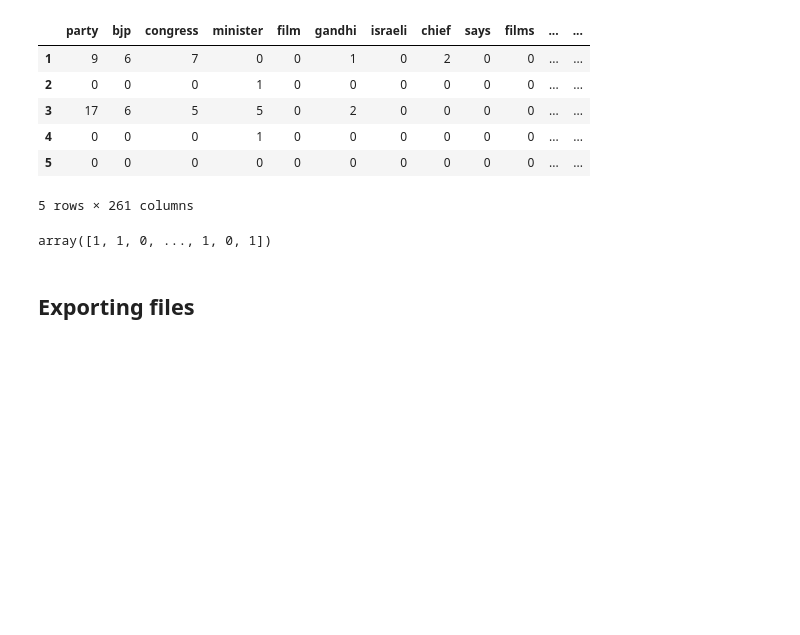
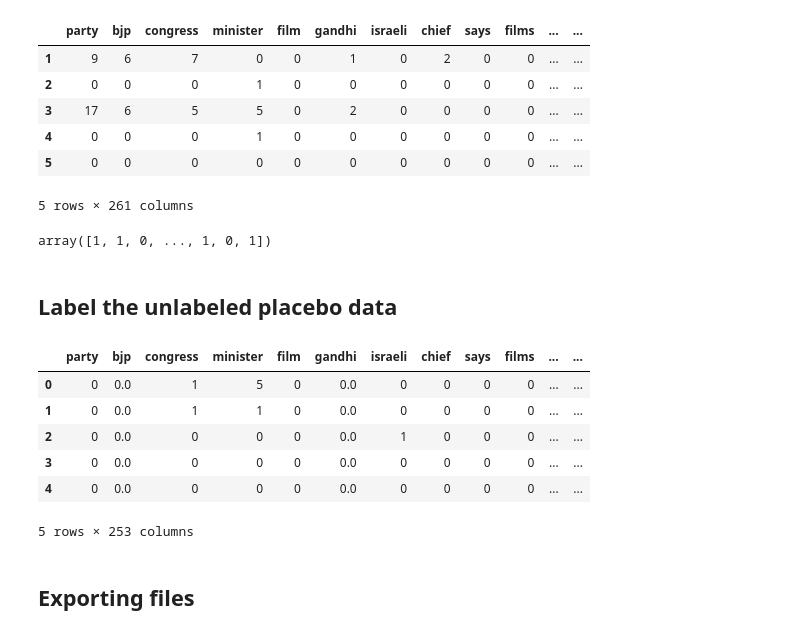
Before and after one commit to jaeyk/ethnic-media-911-shock, a Jupyter notebook: code/05_02_classifying_text.ipynb, the cells around one changed output. Cells and saved outputs as stored; diff of their text form; code cells hidden in the pictures; blank space fills up the shorter version.

```diff
--- a/code/05_02_classifying_text.ipynb
+++ b/code/05_02_classifying_text.ipynb
@@ -35,6 +35,8 @@ warnings.filterwarnings('ignore')
 # %%
 # Read in scraped articles from csv file to dataframe
 articles = pd.read_csv('/home/jae/ITS-Text-Classification/processed_data/cleaned_text.csv')
+
+placebo_articles = pd.read_csv('/home/jae/ITS-Text-Classification/processed_data/placebo.csv')
 # %% [markdown]
 ## Feature extraction
 # %%
@@ -309,6 +311,25 @@ values = NA_model.predict(xx_unlabeled)
 values
 # %% [output]
 array([1, 1, 0, ..., 1, 0, 1])
+# %% [markdown]
+
+## Label the unlabeled placebo data
+# %%
+
+ohc_words_x_placebo = pd.SparseDataFrame(cv.fit_transform(placebo_articles['text']),
+                       placebo_articles.index,
+                       cv.get_feature_names(),
+                       default_fill_value=0)
+# %%
+ohc_words_x_placebo.head()
+# %% [output]
+|  | party | bjp | congress | minister | film | gandhi | israeli | chief | says | films | ... | ... |
+| 0 | 0 | 0.0 | 1 | 5 | 0 | 0.0 | 0 | 0 | 0 | 0 | ... | ... |
+| 1 | 0 | 0.0 | 1 | 1 | 0 | 0.0 | 0 | 0 | 0 | 0 | ... | ... |
+| 2 | 0 | 0.0 | 0 | 0 | 0 | 0.0 | 1 | 0 | 0 | 0 | ... | ... |
+| 3 | 0 | 0.0 | 0 | 0 | 0 | 0.0 | 0 | 0 | 0 | 0 | ... | ... |
+| 4 | 0 | 0.0 | 0 | 0 | 0 | 0.0 | 0 | 0 | 0 | 0 | ... | ... |
+5 rows × 253 columns
 # %% [markdown]
 ## Exporting files
 # %%
```
Also changed, not shown: 1 other file.
